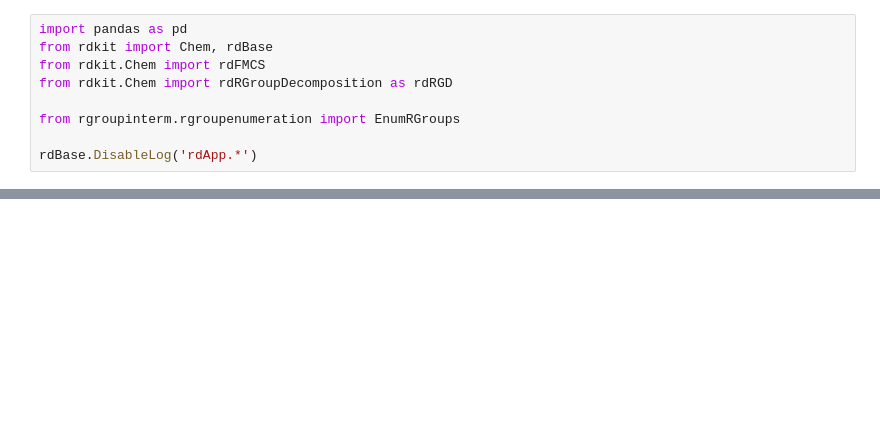
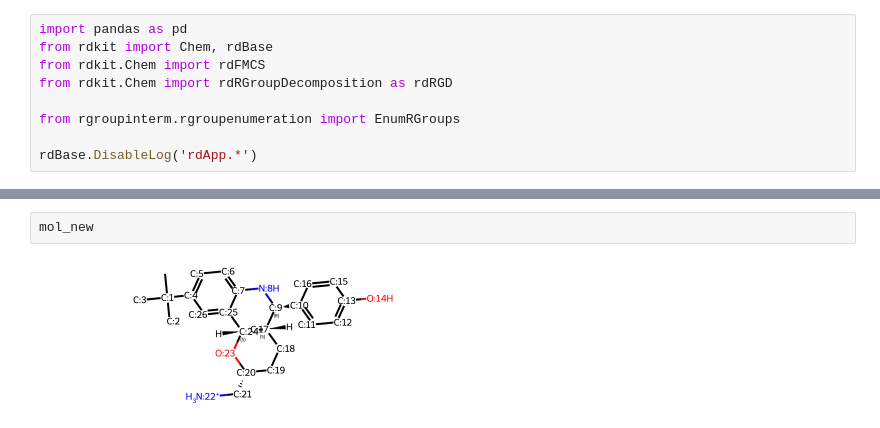
Before and after one commit to LindeSchoenmaker/IMERGE-FEP, a Jupyter notebook: preserving_chiralty.ipynb, the cells around one changed output, grey strips where cells are left out. Saved outputs shown, nothing was run; the diff lists cells and outputs as text; blank space fills up the shorter version.

```diff
--- a/preserving_chiralty.ipynb
+++ b/preserving_chiralty.ipynb
@@ -29,0 +75,4 @@ intermediates = df_interm['Intermediate'].tolist()
+# %%
+mol_new
+# %% [output]
+[figure, added]
```
Also changed, not shown: parts of 38 cells of this notebook, 1 other file.
